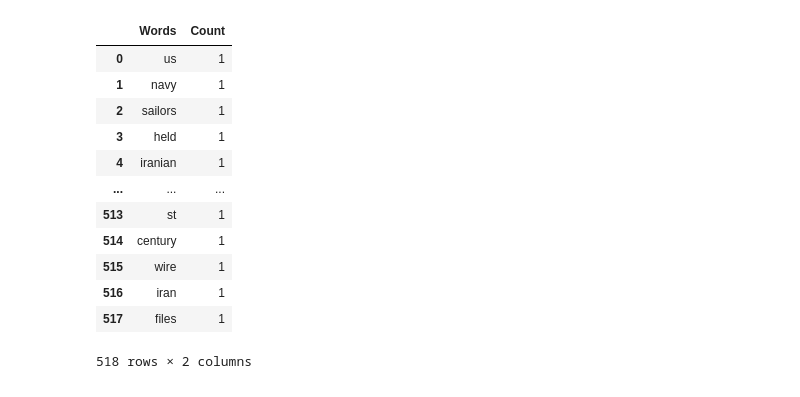
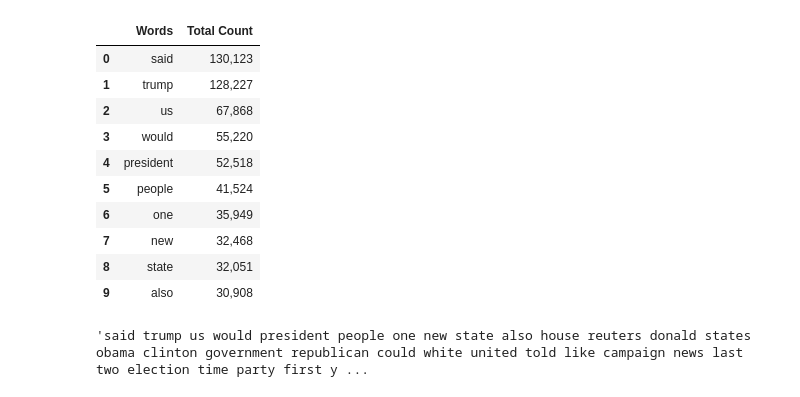
Before and after one commit to kevogil/fake-news-prediction, a Jupyter notebook: visualizations.ipynb, the cells around one changed output. Saved outputs shown, nothing was run; the diff lists cells and outputs as text; code cells hidden in the pictures.

```diff
--- a/visualizations.ipynb
+++ b/visualizations.ipynb
@@ -49,19 +24,0 @@ for index, row in fake_news_df.iterrows():
-# %%
-wordcloud_words_real = []
-
-# Tokenize lemmatized words for wordcloud_words_real
-stop_words = stopwords.words('english')
-lemmatizer = WordNetLemmatizer()
-for index, row in real_news_df.iterrows():
-    filter_sentence = ''
-    sentence = row['combined_text']
-    # Convert to lower case
-    sentence = sentence.lower()
-    # Remove numbers
-    sentence = re.sub(r'[0-9]+', '', sentence)
-    # Cleaning the sentence with regex
-    sentence = re.sub(r'[^\w\s]', '', sentence)
-    # Tokenization
-    words = nltk.word_tokenize(sentence)
-    # Stopwords removal / lemmatize
-    wordcloud_words_real = [str(w) for w in words if not w in stop_words]
@@ -74,16 +24,0 @@ wordcloud_real_news_df['Count'] = 1
-# %%
-wordcloud_fake_news_df
-# %% [output]
-|  | Words | Count |
-| 0 | us | 1 |
-| 1 | navy | 1 |
-| 2 | sailors | 1 |
-| 3 | held | 1 |
-| 4 | iranian | 1 |
-| ... | ... | ... |
-| 513 | st | 1 |
-| 514 | century | 1 |
-| 515 | wire | 1 |
-| 516 | iran | 1 |
-| 517 | files | 1 |
-518 rows × 2 columns
@@ -97,8 +102,36 @@ wordcloud_fake_news_df.to_csv('research.csv')
+# %%
+# Find highest frequency words found in ALL news
+news_words = fake_news_words + real_news_words
+
+# Adding list of words to dataframes
+news_words_df = pd.DataFrame(news_words, columns=['Words'])
+
+# Value count dataframes
+news_words_count = news_words_df['Words'].value_counts().reset_index()
+news_words_count.columns = ['Words', 'Total Count']
+
+# Word count summary tables
+news_words_summary_df = pd.DataFrame({"Words": news_words_count['Words'],
+                                      "Total Count": news_words_count['Total Count']})
+
+# Formatting
+news_words_summary_df['Total Count'] = news_words_summary_df.apply(lambda x: "{:,}".format(x['Total Count']), axis=1)
+news_words_summary_df.head(10)
+# %% [output]
+|  | Words | Total Count |
+| 0 | said | 130,123 |
+| 1 | trump | 128,227 |
+| 2 | us | 67,868 |
+| 3 | would | 55,220 |
+| 4 | president | 52,518 |
+| 5 | people | 41,524 |
+| 6 | one | 35,949 |
+| 7 | new | 32,468 |
+| 8 | state | 32,051 |
+| 9 | also | 30,908 |
 # %%
-# Extract unique list of words
-unique_wordcloud_words_fake = pd.unique(wordcloud_words_fake)
-unique_wordcloud_words_real = pd.unique(wordcloud_words_real)
-
 # Combine all words into one big string
-wordcloud_words_fake = " ".join(word for word in unique_wordcloud_words_fake)
-wordcloud_words_real = " ".join(word for word in unique_wordcloud_words_real)
+wcloud_words = " ".join(word for word in news_words_summary_df['Words'])
+wcloud_words
+# %% [output]
+'said trump us would president people one new state also house reuters donald states obama clinton government republican could white united told like campaign news last two election time party first y ...
```
Also changed, not shown: parts of 9 cells of this notebook, 3 other files.
